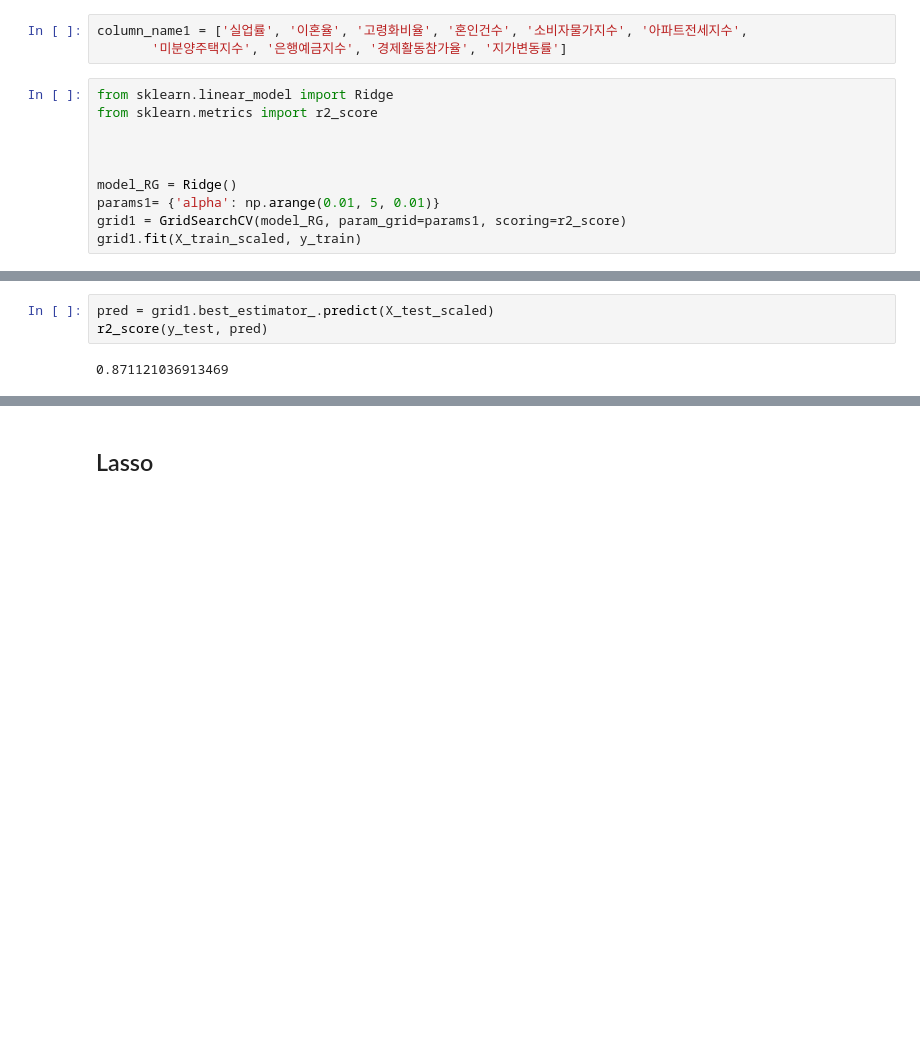
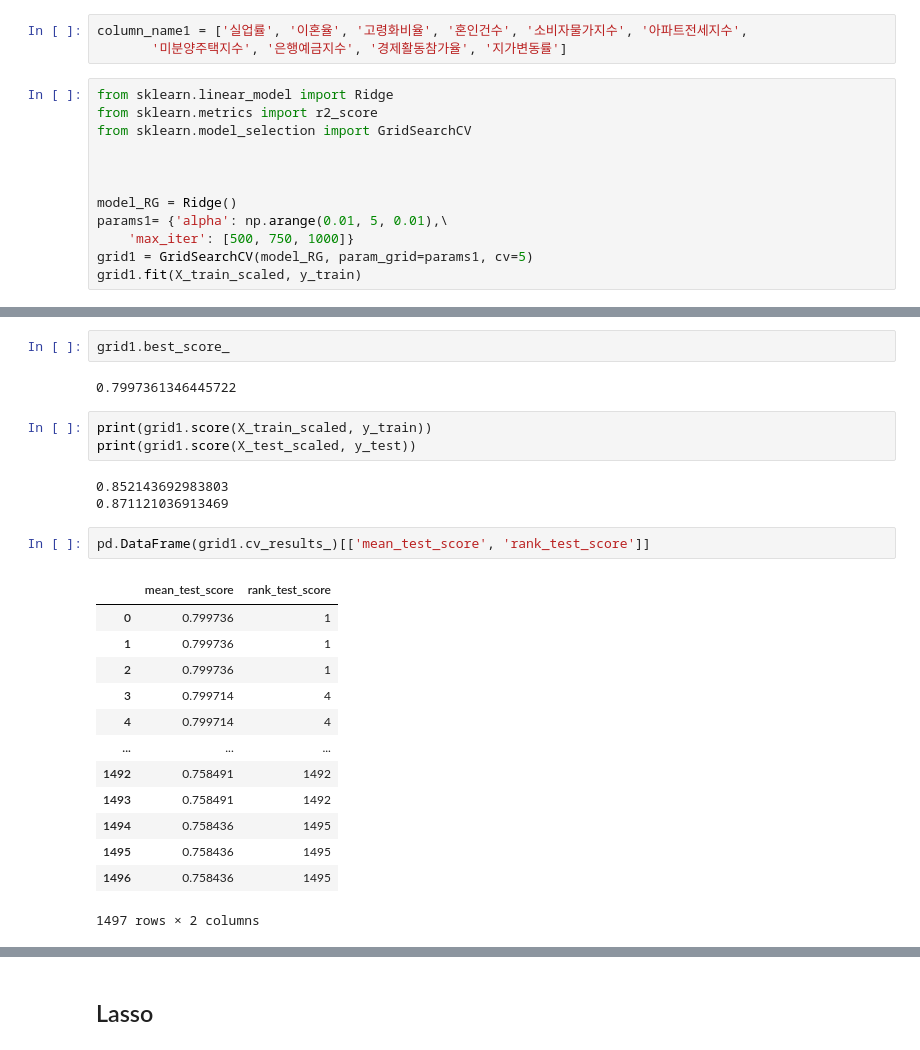
Before and after one commit to jewoodev/To_raise_a_child_well, a Jupyter notebook: data/jewoo/modeling_function.ipynb, the cells around one changed output, grey strips where cells are left out. Drawn from its saved outputs; the diff is of its cells as text; blank space fills up the shorter version.

Commit message:
Modify params

```diff
--- a/data/jewoo/modeling_function.ipynb
+++ b/data/jewoo/modeling_function.ipynb
@@ -106,11 +124,13 @@ column_name1 = ['실업률', '이혼율', '고령화비율', '혼인건수', '
 # %%
 from sklearn.linear_model import Ridge
 from sklearn.metrics import r2_score
+from sklearn.model_selection import GridSearchCV
 
 
 
 model_RG = Ridge()
-params1= {'alpha': np.arange(0.01, 5, 0.01)}
-grid1 = GridSearchCV(model_RG, param_grid=params1, scoring=r2_score)
+params1= {'alpha': np.arange(0.01, 5, 0.01),\
+    'max_iter': [500, 750, 1000]}
+grid1 = GridSearchCV(model_RG, param_grid=params1, cv=5)
 grid1.fit(X_train_scaled, y_train)
 # %% [output]
@@ -149,8 +152,29 @@ GridSearchCV(estimator=Ridge(),
-# %%
-pred = grid1.best_estimator_.predict(X_test_scaled)
-r2_score(y_test, pred)
-# %% [output]
-0.871121036913469
+# %%
+grid1.best_score_
+# %% [output]
+0.7997361346445722
+# %%
+print(grid1.score(X_train_scaled, y_train))
+print(grid1.score(X_test_scaled, y_test))
+# %% [output]
+0.852143692983803
+0.871121036913469
+# %%
+pd.DataFrame(grid1.cv_results_)[['mean_test_score', 'rank_test_score']]
+# %% [output]
+|  | mean_test_score | rank_test_score |
+| 0 | 0.799736 | 1 |
+| 1 | 0.799736 | 1 |
+| 2 | 0.799736 | 1 |
+| 3 | 0.799714 | 4 |
+| 4 | 0.799714 | 4 |
+| ... | ... | ... |
+| 1492 | 0.758491 | 1492 |
+| 1493 | 0.758491 | 1492 |
+| 1494 | 0.758436 | 1495 |
+| 1495 | 0.758436 | 1495 |
+| 1496 | 0.758436 | 1495 |
+1497 rows × 2 columns
 # %%
 from sklearn.metrics import mean_squared_error
 
```
Also changed, not shown: parts of 13 cells of this notebook.
